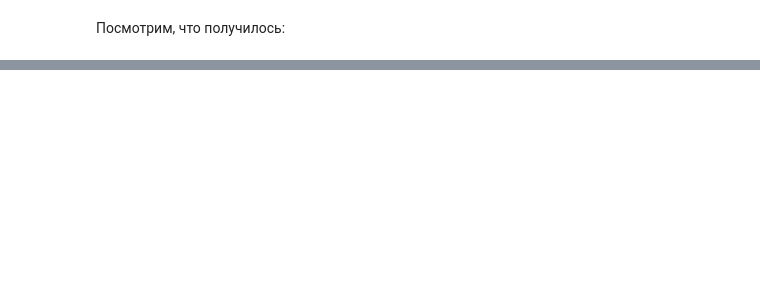
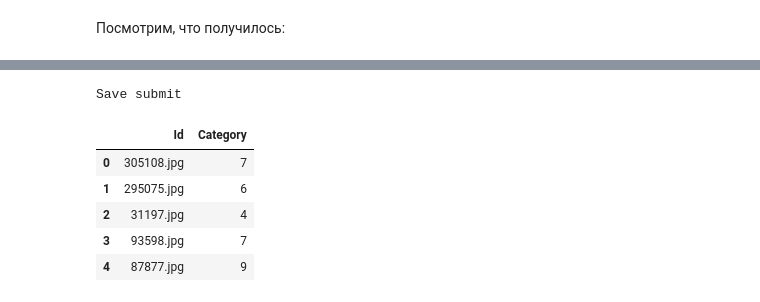
Before and after one commit to NataliaKolesnik/Car-classification, a Jupyter notebook: Car_classification.ipynb, the cells around one changed output, grey strips where cells are left out. Drawn from its saved outputs; the diff is of its cells as text; code cells hidden in the pictures; blank space fills up the shorter version.

```diff
--- a/Car_classification.ipynb
+++ b/Car_classification.ipynb
@@ -259,0 +530,9 @@ Downloading data from https://storage.googleapis.com/tensorflow/keras-applicatio
+# %%
+history = model.fit_generator(
+    train_generator,
+    steps_per_epoch=train_generator.samples//train_generator.batch_size,
+    validation_data=valid_generator,
+    validation_steps=valid_generator.samples//valid_generator.batch_size,
+    epochs=EPOCHS,
+    callbacks=callbacks_list
+)
@@ -259,0 +554,5 @@ Downloading data from https://storage.googleapis.com/tensorflow/keras-applicatio
+# %%
+# Сохраняем модель
+model.load_weights(path_model+'best_model.hdf5')
+model.save(path_model+'model_step_4')
+model.save(path_model+'model_step_4.hdf5')
@@ -259,0 +576,7 @@ Downloading data from https://storage.googleapis.com/tensorflow/keras-applicatio
+# %%
+test_generator.reset()
+predictions = model.predict_generator(test_generator, steps=len(test_generator), verbose=1)
+predictions = np.argmax(predictions, axis=-1) #multiple categories
+label_map = (train_generator.class_indices)
+label_map = dict((v,k) for k,v in label_map.items()) #flip k,v
+predictions = [label_map[k] for k in predictions]
@@ -259,0 +585,17 @@ Downloading data from https://storage.googleapis.com/tensorflow/keras-applicatio
+# %%
+filenames_with_dir=test_generator.filenames
+submission = pd.DataFrame({'Id':filenames_with_dir, 'Category':predictions}, columns=['Id', 'Category'])
+submission['Id'] = submission['Id'].replace('test_upload/','')
+submission.to_csv(path_model+'submission.csv', index=False)
+print('Save submit')
+# %% [output]
+Save submit
+# %%
+submission.head()
+# %% [output]
+|  | Id | Category |
+| 0 | 305108.jpg | 7 |
+| 1 | 295075.jpg | 6 |
+| 2 | 31197.jpg | 4 |
+| 3 | 93598.jpg | 7 |
+| 4 | 87877.jpg | 9 |
```
Also changed, not shown: parts of 71 cells of this notebook.
